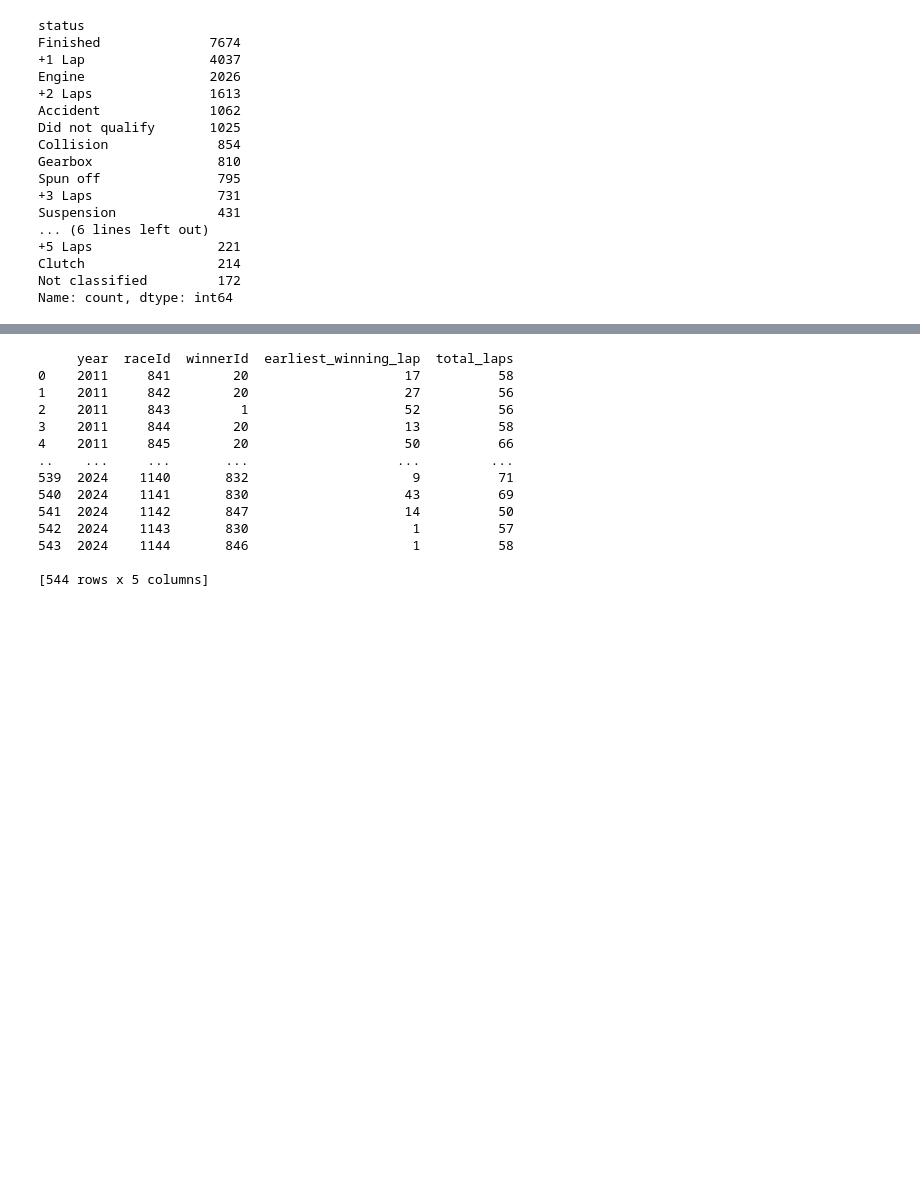
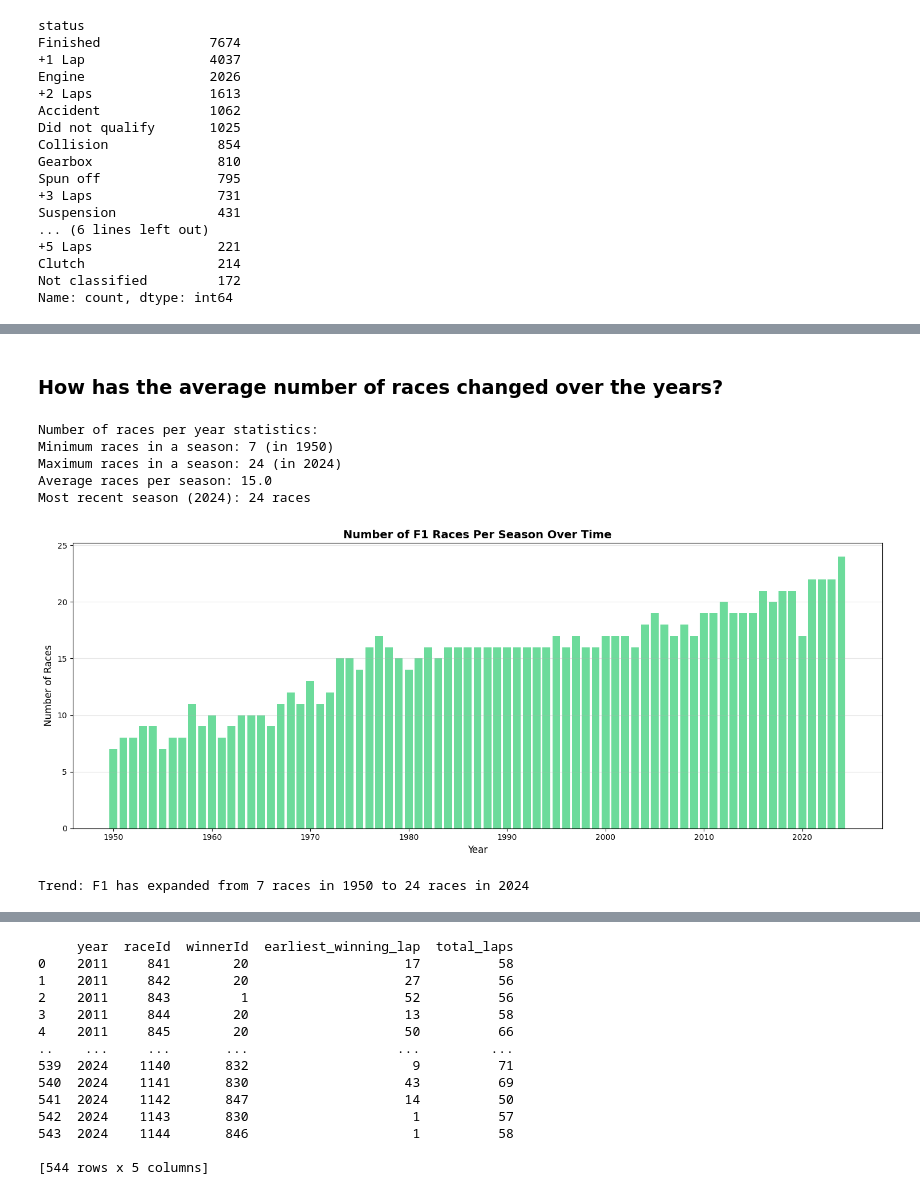
Before and after one commit to brianjjing/dsc148-f1-project, a Jupyter notebook: notebooks/exploration_template.ipynb, the cells around one changed output, grey strips where cells are left out. Drawn from its saved outputs; the diff is of its cells as text; code cells hidden in the pictures; blank space fills up the shorter version.

```diff
--- a/notebooks/exploration_template.ipynb
+++ b/notebooks/exploration_template.ipynb
@@ -226,0 +467,30 @@ Name: count, dtype: int64
+# %% [markdown]
+### How has the average number of races changed over the years?
+# %%
+races_per_year = races.groupby('year').size()
+
+print("Number of races per year statistics:")
+print(f"Minimum races in a season: {races_per_year.min()} (in {races_per_year.idxmin()})")
+print(f"Maximum races in a season: {races_per_year.max()} (in {races_per_year.idxmax()})")
+print(f"Average races per season: {races_per_year.mean():.1f}")
+print(f"Most recent season ({races_per_year.index[-1]}): {races_per_year.iloc[-1]} races")
+
+# Visualization
+fig, ax = plt.subplots(figsize=(15, 6))
+ax.bar(races_per_year.index, races_per_year.values, color='#2ecc71', alpha=0.7)
+ax.set_xlabel('Year', fontsize=12)
+ax.set_ylabel('Number of Races', fontsize=12)
+ax.set_title('Number of F1 Races Per Season Over Time', fontsize=14, fontweight='bold')
+ax.grid(True, alpha=0.3, axis='y')
+plt.tight_layout()
+plt.show()
+
+print(f"\nTrend: F1 has expanded from {races_per_year.iloc[0]} races in {races_per_year.index[0]} to {races_per_year.iloc[-1]} races in {races_per_year.index[-1]}")
+# %% [output]
+Number of races per year statistics:
+Minimum races in a season: 7 (in 1950)
+Maximum races in a season: 24 (in 2024)
+Average races per season: 15.0
+Most recent season (2024): 24 races
+[figure, added]
+Trend: F1 has expanded from 7 races in 1950 to 24 races in 2024
```
Also changed, not shown: parts of 28 cells of this notebook.
